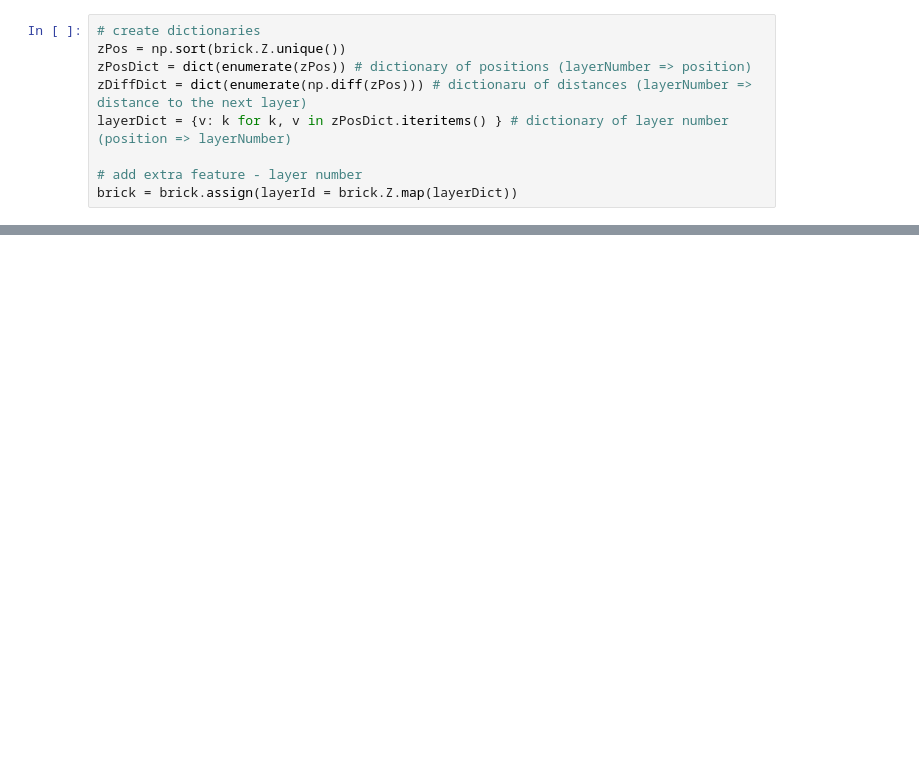
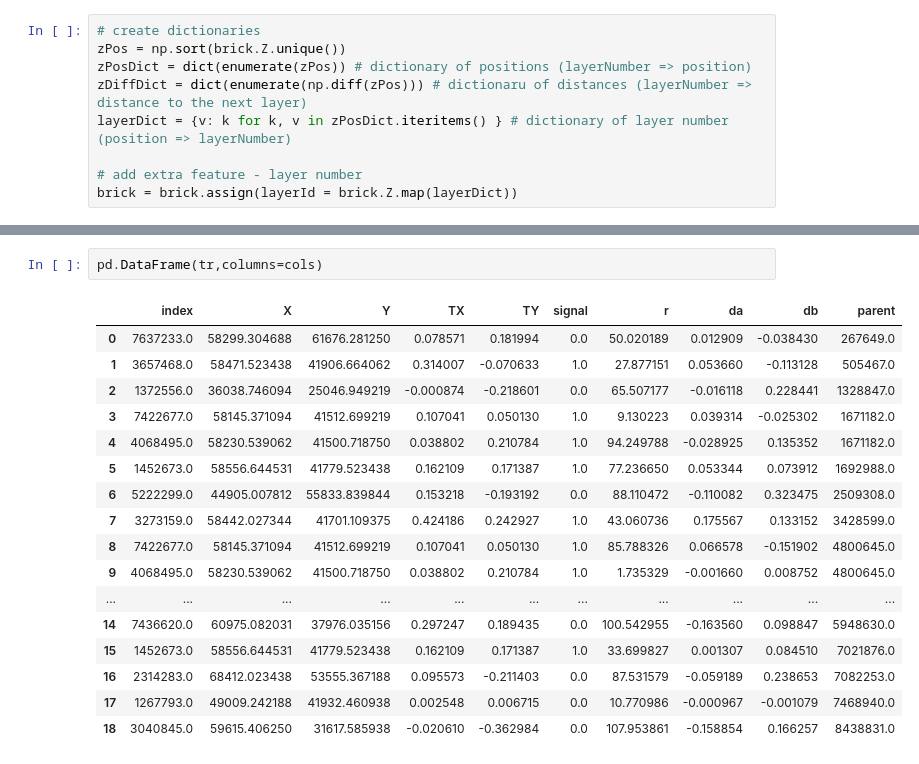
Before and after one commit to PhySci/darkMatter, a Jupyter notebook: first.ipynb, the cells around one changed output, grey strips where cells are left out. Cells and saved outputs as stored; diff of their text form; blank space fills up the shorter version.

```diff
--- a/first.ipynb
+++ b/first.ipynb
@@ -63 +67,21 @@ layer1Arr = layer1.reset_index().as_matrix(columns = ['index', 'X', 'Y', 'TX', '
+# %%
+pd.DataFrame(tr,columns=cols)
+# %% [output]
+|  | index | X | Y | TX | TY | signal | r | da | db | parent |
+| 0 | 7637233.0 | 58299.304688 | 61676.281250 | 0.078571 | 0.181994 | 0.0 | 50.020189 | 0.012909 | -0.038430 | 267649.0 |
+| 1 | 3657468.0 | 58471.523438 | 41906.664062 | 0.314007 | -0.070633 | 1.0 | 27.877151 | 0.053660 | -0.113128 | 505467.0 |
+| 2 | 1372556.0 | 36038.746094 | 25046.949219 | -0.000874 | -0.218601 | 0.0 | 65.507177 | -0.016118 | 0.228441 | 1328847.0 |
+| 3 | 7422677.0 | 58145.371094 | 41512.699219 | 0.107041 | 0.050130 | 1.0 | 9.130223 | 0.039314 | -0.025302 | 1671182.0 |
+| 4 | 4068495.0 | 58230.539062 | 41500.718750 | 0.038802 | 0.210784 | 1.0 | 94.249788 | -0.028925 | 0.135352 | 1671182.0 |
+| 5 | 1452673.0 | 58556.644531 | 41779.523438 | 0.162109 | 0.171387 | 1.0 | 77.236650 | 0.053344 | 0.073912 | 1692988.0 |
+| 6 | 5222299.0 | 44905.007812 | 55833.839844 | 0.153218 | -0.193192 | 0.0 | 88.110472 | -0.110082 | 0.323475 | 2509308.0 |
+| 7 | 3273159.0 | 58442.027344 | 41701.109375 | 0.424186 | 0.242927 | 1.0 | 43.060736 | 0.175567 | 0.133152 | 3428599.0 |
+| 8 | 7422677.0 | 58145.371094 | 41512.699219 | 0.107041 | 0.050130 | 1.0 | 85.788326 | 0.066578 | -0.151902 | 4800645.0 |
+| 9 | 4068495.0 | 58230.539062 | 41500.718750 | 0.038802 | 0.210784 | 1.0 | 1.735329 | -0.001660 | 0.008752 | 4800645.0 |
+| ... | ... | ... | ... | ... | ... | ... | ... | ... | ... | ... |
+| 14 | 7436620.0 | 60975.082031 | 37976.035156 | 0.297247 | 0.189435 | 0.0 | 100.542955 | -0.163560 | 0.098847 | 5948630.0 |
+| 15 | 1452673.0 | 58556.644531 | 41779.523438 | 0.162109 | 0.171387 | 1.0 | 33.699827 | 0.001307 | 0.084510 | 7021876.0 |
+| 16 | 2314283.0 | 68412.023438 | 53555.367188 | 0.095573 | -0.211403 | 0.0 | 87.531579 | -0.059189 | 0.238653 | 7082253.0 |
+| 17 | 1267793.0 | 49009.242188 | 41932.460938 | 0.002548 | 0.006715 | 0.0 | 10.770986 | -0.000967 | -0.001079 | 7468940.0 |
+| 18 | 3040845.0 | 59615.406250 | 31617.585938 | -0.020610 | -0.362984 | 0.0 | 107.953861 | -0.158854 | 0.166257 | 8438831.0 |
 # %%
```
Also changed, not shown: parts of 15 cells of this notebook.
